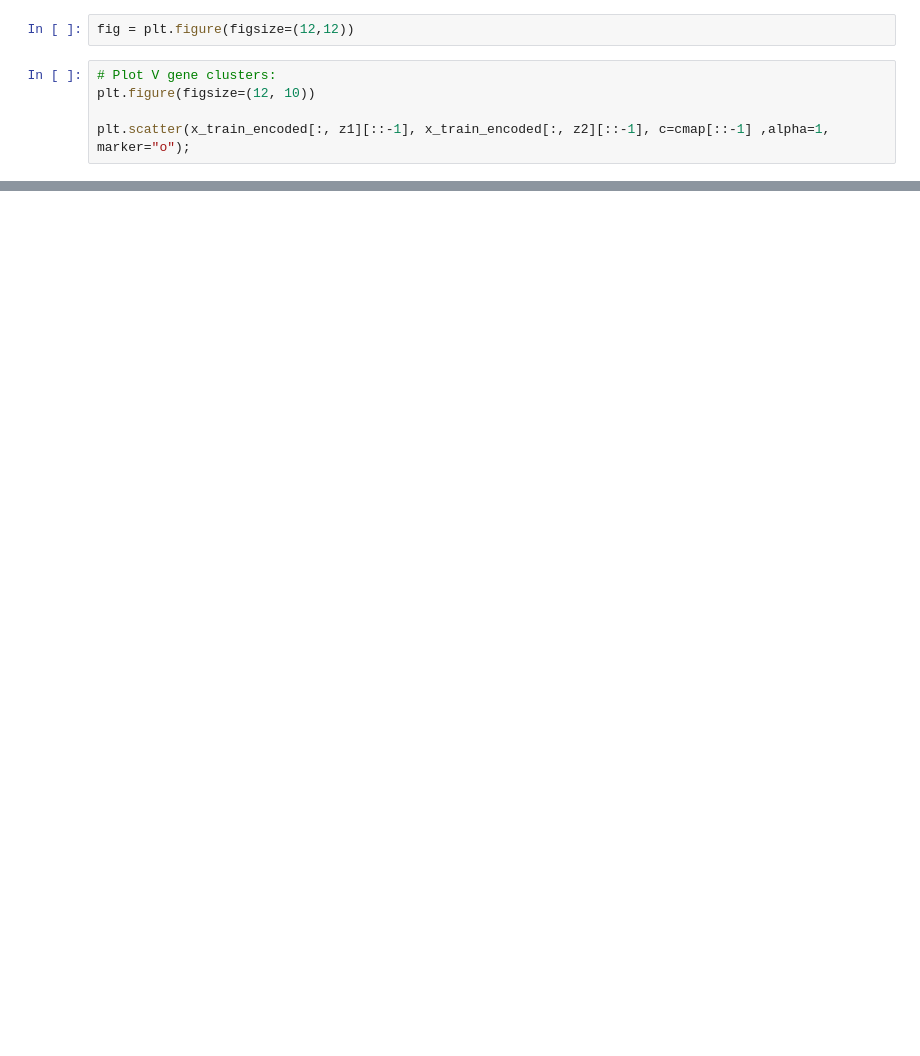
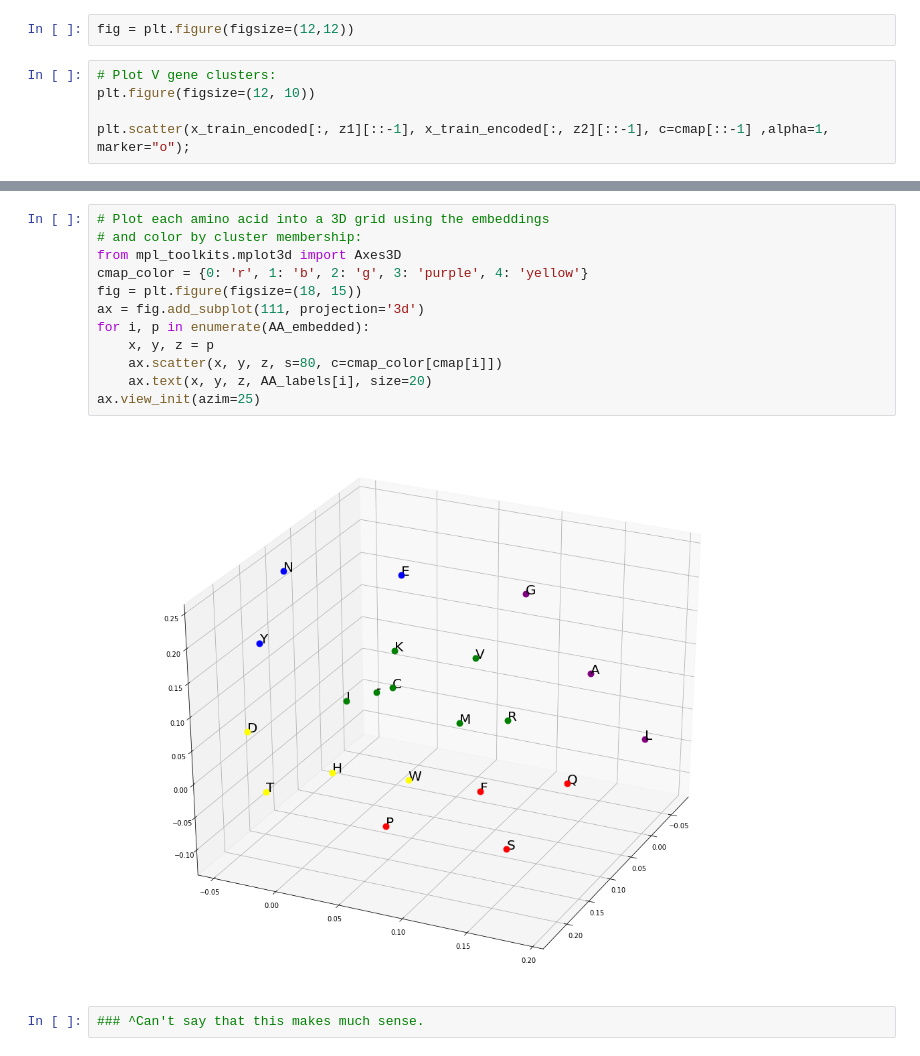
Before and after one commit to matsengrp/vampire, a Jupyter notebook: two_layer_dense_vae-TCR.ipynb, the cells around one changed output, grey strips where cells are left out. Cells and saved outputs as stored; diff of their text form; blank space fills up the shorter version.

```diff
--- a/two_layer_dense_vae-TCR.ipynb
+++ b/two_layer_dense_vae-TCR.ipynb
@@ -542,0 +725,16 @@ plt.scatter(x, y, alpha=1);
+# %%
+# Plot each amino acid into a 3D grid using the embeddings
+# and color by cluster membership:
+from mpl_toolkits.mplot3d import Axes3D
+cmap_color = {0: 'r', 1: 'b', 2: 'g', 3: 'purple', 4: 'yellow'}
+fig = plt.figure(figsize=(18, 15))
+ax = fig.add_subplot(111, projection='3d')
+for i, p in enumerate(AA_embedded):
+    x, y, z = p
+    ax.scatter(x, y, z, s=80, c=cmap_color[cmap[i]])
+    ax.text(x, y, z, AA_labels[i], size=20)
+ax.view_init(azim=25)
+# %% [output]
+[figure, added]
+# %%
+### ^Can't say that this makes much sense.
```
Also changed, not shown: parts of 32 cells of this notebook.
